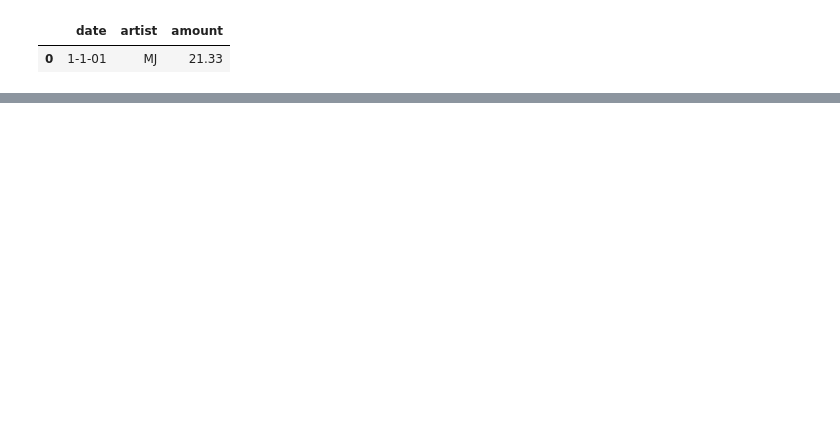
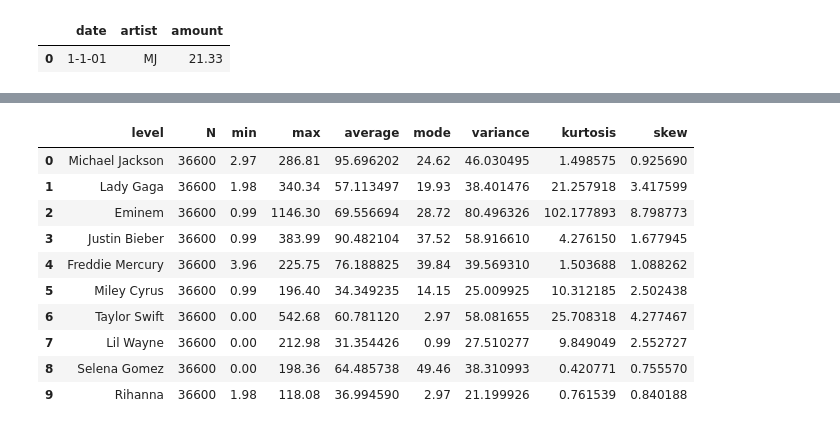
Before and after one commit to drachimera/koleksyon, a Jupyter notebook: notebooks/Simulation/01ArtistSimulation.ipynb, the cells around one changed output, grey strips where cells are left out. Saved outputs shown, nothing was run; the diff lists cells and outputs as text; code cells hidden in the pictures; blank space fills up the shorter version.

```diff
--- a/notebooks/Simulation/01ArtistSimulation.ipynb
+++ b/notebooks/Simulation/01ArtistSimulation.ipynb
@@ -178,0 +302,24 @@ TODO: take the example from Finance and finish this example!
+# %%
+#compute summary statistics for error for all 'buckets' - in this case artists
+df_stats = pd.DataFrame(columns=('level','N', 'min', 'max', 'average', 'mode','variance','kurtosis','skew'))
+i = 0
+for level in simulator.rows:
+    sError = simulator.calculate_errors_on_row(level)
+    sReport, dftoss = calculate_summary_stats(sError)
+    df_stats.loc[i] = [level,sReport.num, sReport.mn,sReport.mx,sReport.ave,sReport.md,sReport.sd,sReport.kurt,sReport.skew]
+    i = i + 1
+    if i > 20:  #todo: comment out and calculate all of it
+        break
+df_stats
+# %% [output]
+|  | level | N | min | max | average | mode | variance | kurtosis | skew |
+| 0 | Michael Jackson | 36600 | 2.97 | 286.81 | 95.696202 | 24.62 | 46.030495 | 1.498575 | 0.925690 |
+| 1 | Lady Gaga | 36600 | 1.98 | 340.34 | 57.113497 | 19.93 | 38.401476 | 21.257918 | 3.417599 |
+| 2 | Eminem | 36600 | 0.99 | 1146.30 | 69.556694 | 28.72 | 80.496326 | 102.177893 | 8.798773 |
+| 3 | Justin Bieber | 36600 | 0.99 | 383.99 | 90.482104 | 37.52 | 58.916610 | 4.276150 | 1.677945 |
+| 4 | Freddie Mercury | 36600 | 3.96 | 225.75 | 76.188825 | 39.84 | 39.569310 | 1.503688 | 1.088262 |
+| 5 | Miley Cyrus | 36600 | 0.99 | 196.40 | 34.349235 | 14.15 | 25.009925 | 10.312185 | 2.502438 |
+| 6 | Taylor Swift | 36600 | 0.00 | 542.68 | 60.781120 | 2.97 | 58.081655 | 25.708318 | 4.277467 |
+| 7 | Lil Wayne | 36600 | 0.00 | 212.98 | 31.354426 | 0.99 | 27.510277 | 9.849049 | 2.552727 |
+| 8 | Selena Gomez | 36600 | 0.00 | 198.36 | 64.485738 | 49.46 | 38.310993 | 0.420771 | 0.755570 |
+| 9 | Rihanna | 36600 | 1.98 | 118.08 | 36.994590 | 2.97 | 21.199926 | 0.761539 | 0.840188 |
```
Also changed, not shown: parts of 22 cells of this notebook, 6 other files.
